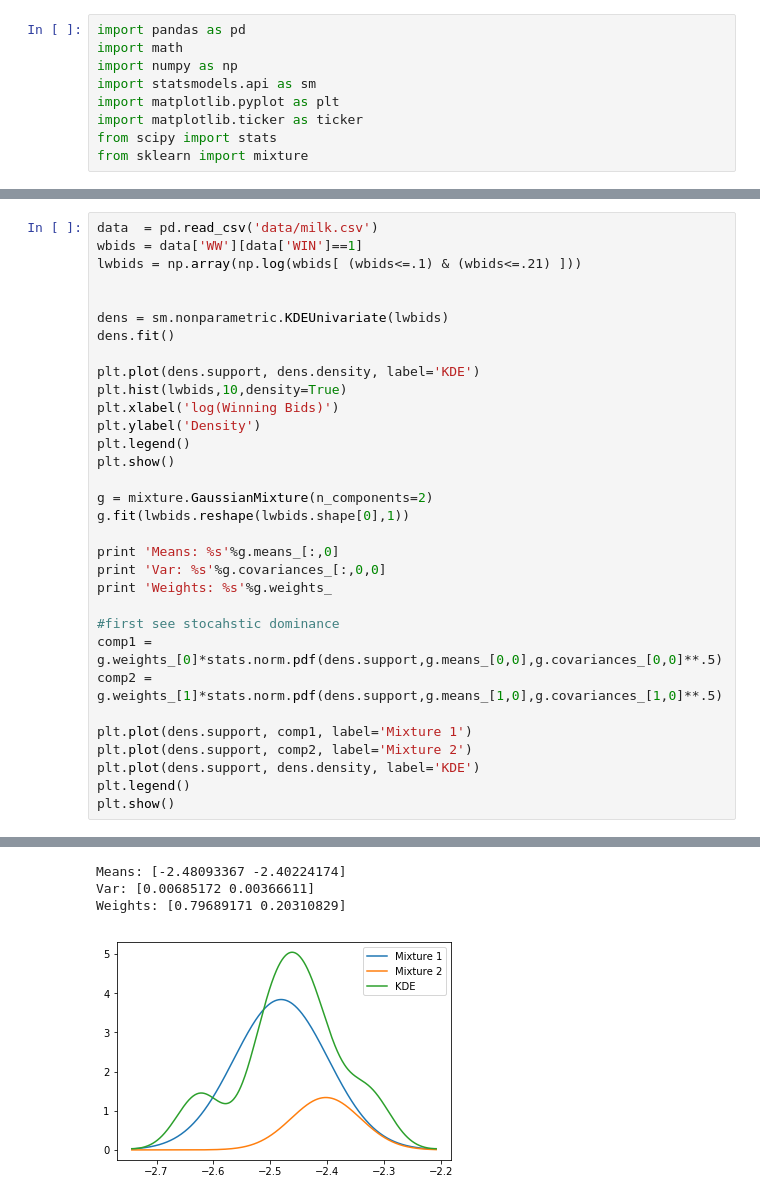
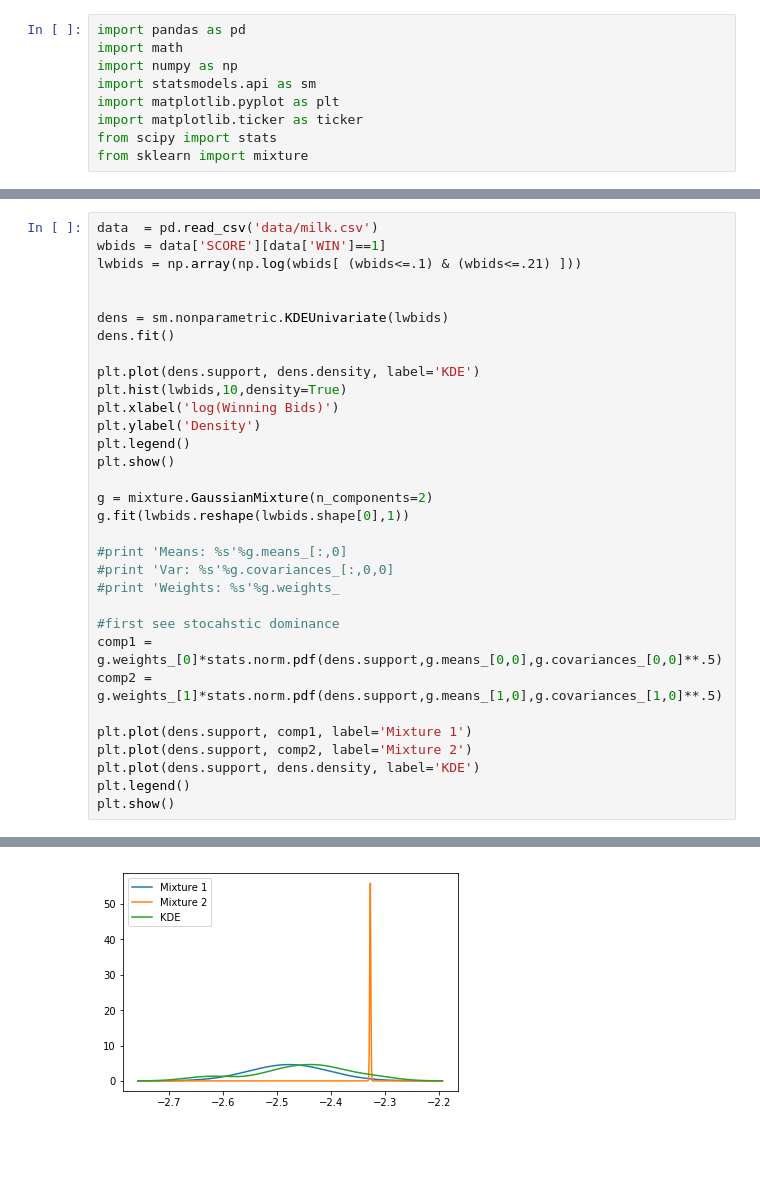
Before and after one commit to ericschulman/tx_milk_2yp, a Jupyter notebook: summary_stats.ipynb, the cells around one changed output, grey strips where cells are left out. Drawn from its saved outputs; the diff is of its cells as text; blank space fills up the shorter version.

```diff
--- a/summary_stats.ipynb
+++ b/summary_stats.ipynb
@@ -142,6 +146,6 @@ plt.show()
 # %%
 data  = pd.read_csv('data/milk.csv')
-wbids = data['WW'][data['WIN']==1]
+wbids = data['SCORE'][data['WIN']==1]
 lwbids = np.array(np.log(wbids[ (wbids<=.1) & (wbids<=.21) ]))
 
 
@@ -158,9 +162,9 @@ plt.show()
 g = mixture.GaussianMixture(n_components=2)
 g.fit(lwbids.reshape(lwbids.shape[0],1))
 
-print 'Means: %s'%g.means_[:,0]
-print 'Var: %s'%g.covariances_[:,0,0]
-print 'Weights: %s'%g.weights_
+#print 'Means: %s'%g.means_[:,0]
+#print 'Var: %s'%g.covariances_[:,0,0]
+#print 'Weights: %s'%g.weights_
 
 #first see stocahstic dominance
 comp1 = g.weights_[0]*stats.norm.pdf(dens.support,g.means_[0,0],g.covariances_[0,0]**.5)
@@ -176,7 +180,4 @@ plt.show()
-Means: [-2.48093367 -2.40224174]
-Var: [0.00685172 0.00366611]
-Weights: [0.79689171 0.20310829]
-[figure, old version]
+[figure, new version]
 # %%
 #summary statistics
 rawdata = pd.read_csv('data/milk.csv')
```
Also changed, not shown: parts of 11 cells of this notebook, 5 other files.
